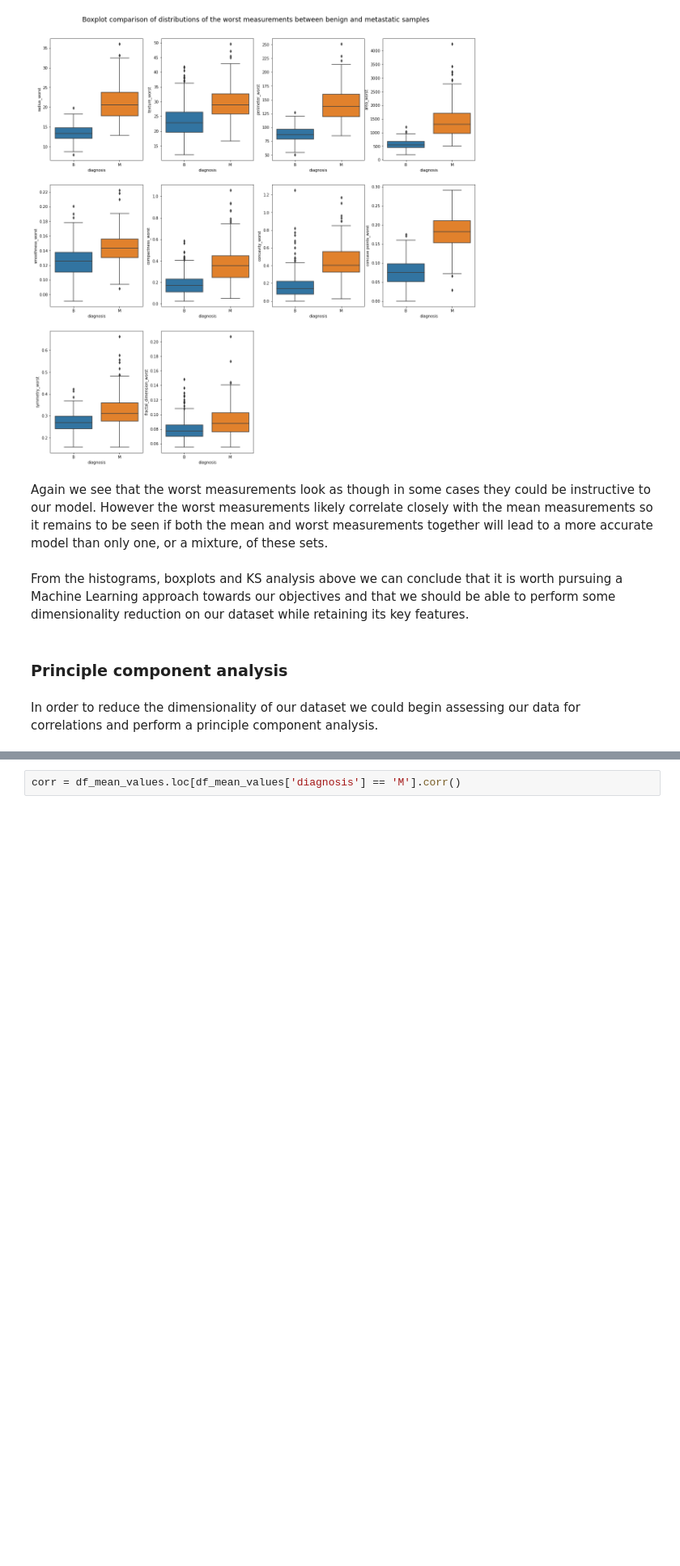
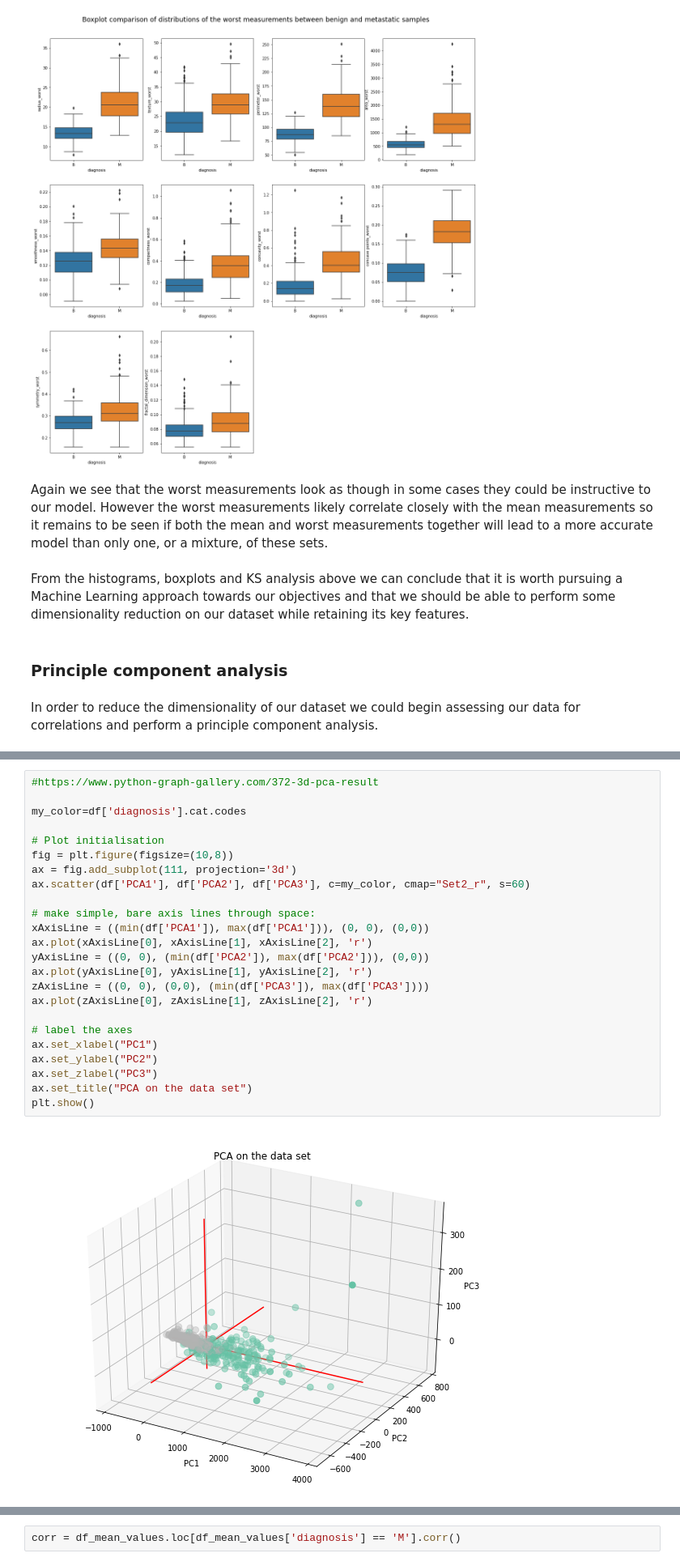
Before and after one commit to magg01/Predicting_metastatic_breast_cancer, a Jupyter notebook: Coursework/Predicting Metastatic Breast Cancer.ipynb, the cells around one changed output, grey strips where cells are left out. Shown at 81% size. Saved outputs shown, nothing was run; the diff lists cells and outputs as text; blank space fills up the shorter version.

```diff
--- a/Coursework/Predicting Metastatic Breast Cancer.ipynb
+++ b/Coursework/Predicting Metastatic Breast Cancer.ipynb
@@ -341,0 +368,26 @@ In order to reduce the dimensionality of our dataset we could begin assessing ou
+# %%
+#https://www.python-graph-gallery.com/372-3d-pca-result
+
+my_color=df['diagnosis'].cat.codes
+
+# Plot initialisation
+fig = plt.figure(figsize=(10,8))
+ax = fig.add_subplot(111, projection='3d')
+ax.scatter(df['PCA1'], df['PCA2'], df['PCA3'], c=my_color, cmap="Set2_r", s=60)
+
+# make simple, bare axis lines through space:
+xAxisLine = ((min(df['PCA1']), max(df['PCA1'])), (0, 0), (0,0))
+ax.plot(xAxisLine[0], xAxisLine[1], xAxisLine[2], 'r')
+yAxisLine = ((0, 0), (min(df['PCA2']), max(df['PCA2'])), (0,0))
+ax.plot(yAxisLine[0], yAxisLine[1], yAxisLine[2], 'r')
+zAxisLine = ((0, 0), (0,0), (min(df['PCA3']), max(df['PCA3'])))
+ax.plot(zAxisLine[0], zAxisLine[1], zAxisLine[2], 'r')
+
+# label the axes
+ax.set_xlabel("PC1")
+ax.set_ylabel("PC2")
+ax.set_zlabel("PC3")
+ax.set_title("PCA on the data set")
+plt.show()
+# %% [output]
+[figure, added]
```
Also changed, not shown: parts of 13 cells of this notebook.
